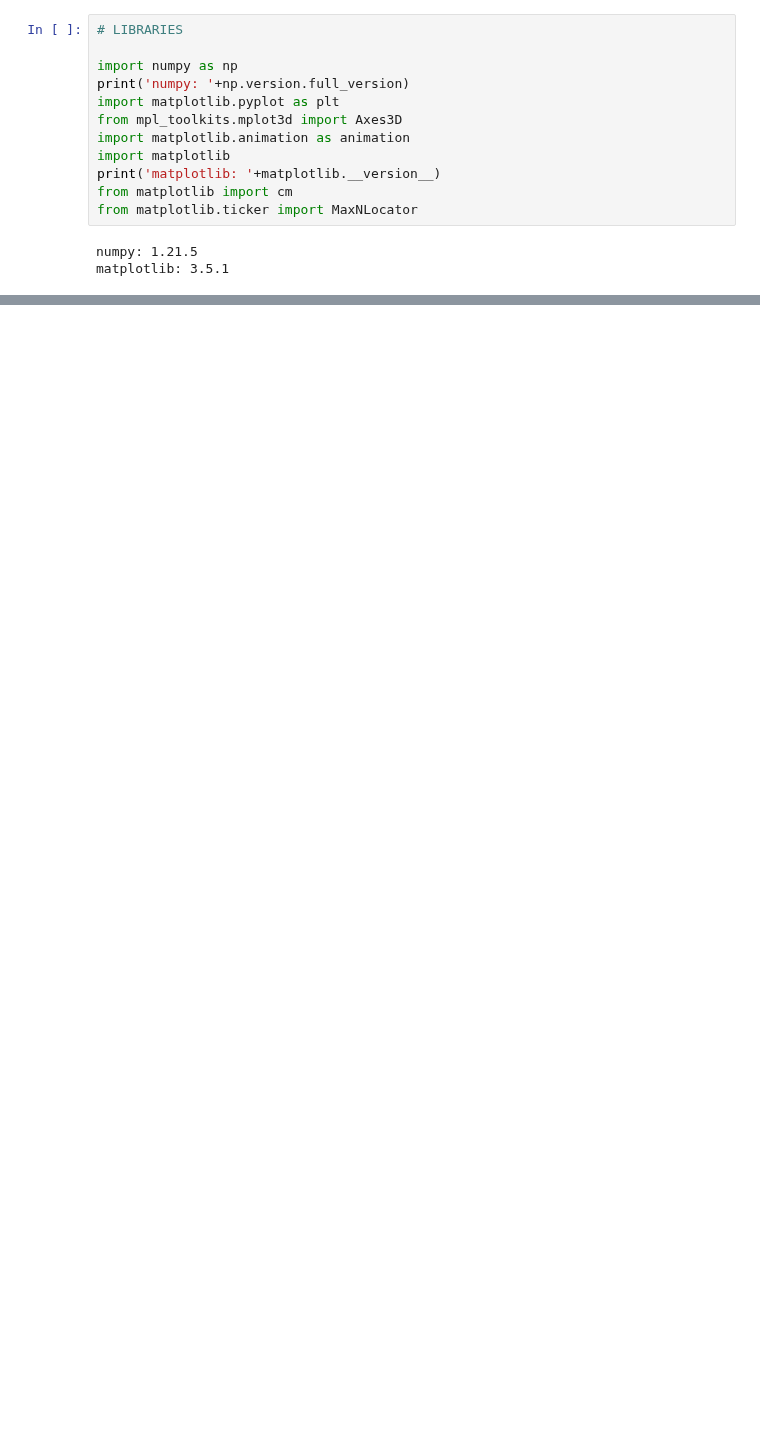
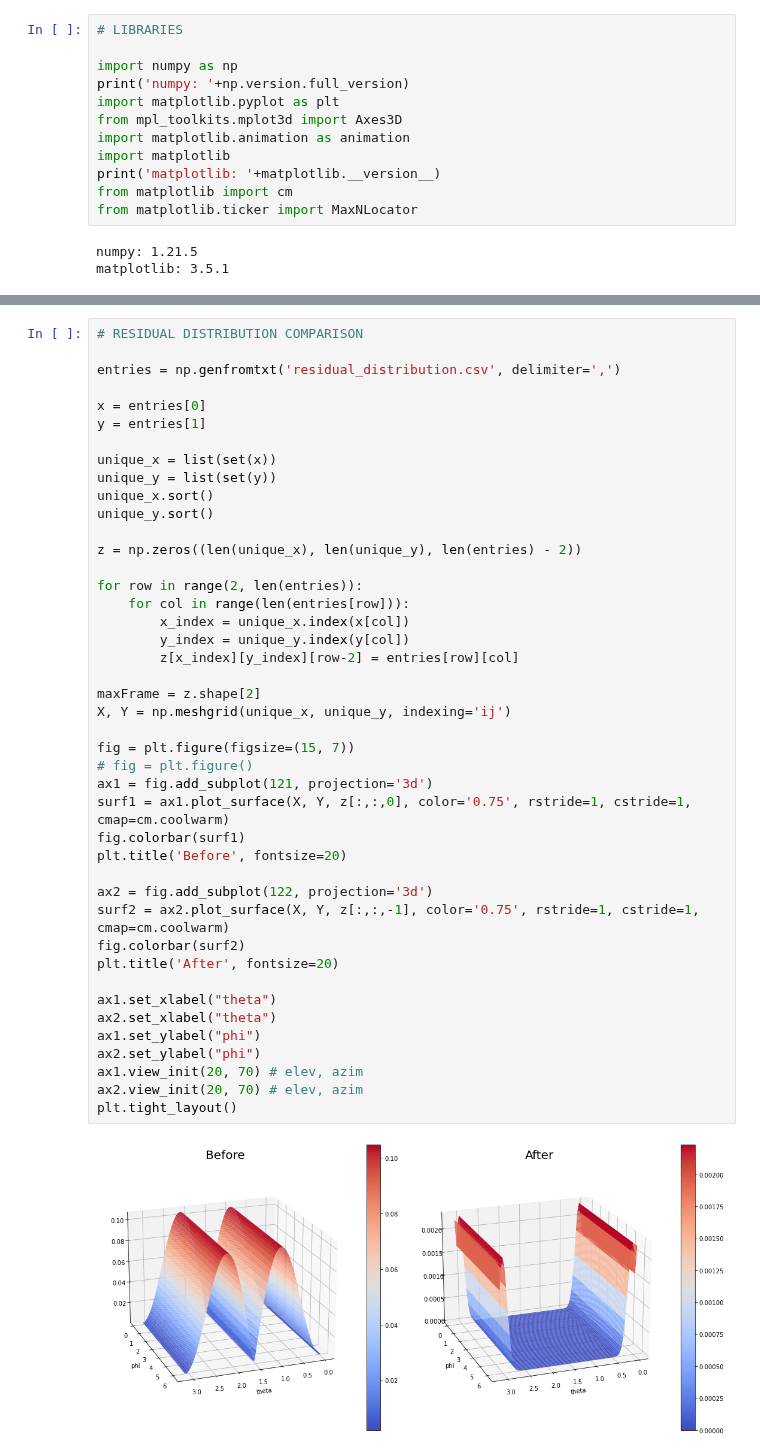
Before and after one commit to iago-mendes/eucled, a Jupyter notebook: src/exercises/08-embedding/assets/plots.ipynb, the cells around one changed output, grey strips where cells are left out. Saved outputs shown, nothing was run; the diff lists cells and outputs as text; blank space fills up the shorter version.

```diff
--- a/src/exercises/08-embedding/assets/plots.ipynb
+++ b/src/exercises/08-embedding/assets/plots.ipynb
@@ -151,3 +114,48 @@ embedding = np.genfromtxt('embedding.csv', delimiter=',')
+# %%
+# RESIDUAL DISTRIBUTION COMPARISON
+
+entries = np.genfromtxt('residual_distribution.csv', delimiter=',')
+
+x = entries[0]
+y = entries[1]
+
+unique_x = list(set(x))
+unique_y = list(set(y))
+unique_x.sort()
+unique_y.sort()
+
+z = np.zeros((len(unique_x), len(unique_y), len(entries) - 2))
+
+for row in range(2, len(entries)):
+	for col in range(len(entries[row])):
+		x_index = unique_x.index(x[col])
+		y_index = unique_y.index(y[col])
+		z[x_index][y_index][row-2] = entries[row][col]
+
+maxFrame = z.shape[2]
+X, Y = np.meshgrid(unique_x, unique_y, indexing='ij')
+
+fig = plt.figure(figsize=(15, 7))
+# fig = plt.figure()
+ax1 = fig.add_subplot(121, projection='3d')
+surf1 = ax1.plot_surface(X, Y, z[:,:,0], color='0.75', rstride=1, cstride=1, cmap=cm.coolwarm)
+fig.colorbar(surf1)
+plt.title('Before', fontsize=20)
+
+ax2 = fig.add_subplot(122, projection='3d')
+surf2 = ax2.plot_surface(X, Y, z[:,:,-1], color='0.75', rstride=1, cstride=1, cmap=cm.coolwarm)
+fig.colorbar(surf2)
+plt.title('After', fontsize=20)
+
+ax1.set_xlabel("theta")
+ax2.set_xlabel("theta")
+ax1.set_ylabel("phi")
+ax2.set_ylabel("phi")
+ax1.view_init(20, 70) # elev, azim
+ax2.view_init(20, 70) # elev, azim
+plt.tight_layout()
+# %% [output]
+[figure, added]
 # %%
 embedding = np.genfromtxt('embedding.csv', delimiter=',')
 
```
Also changed, not shown: parts of 5 cells of this notebook, 2 other files.
